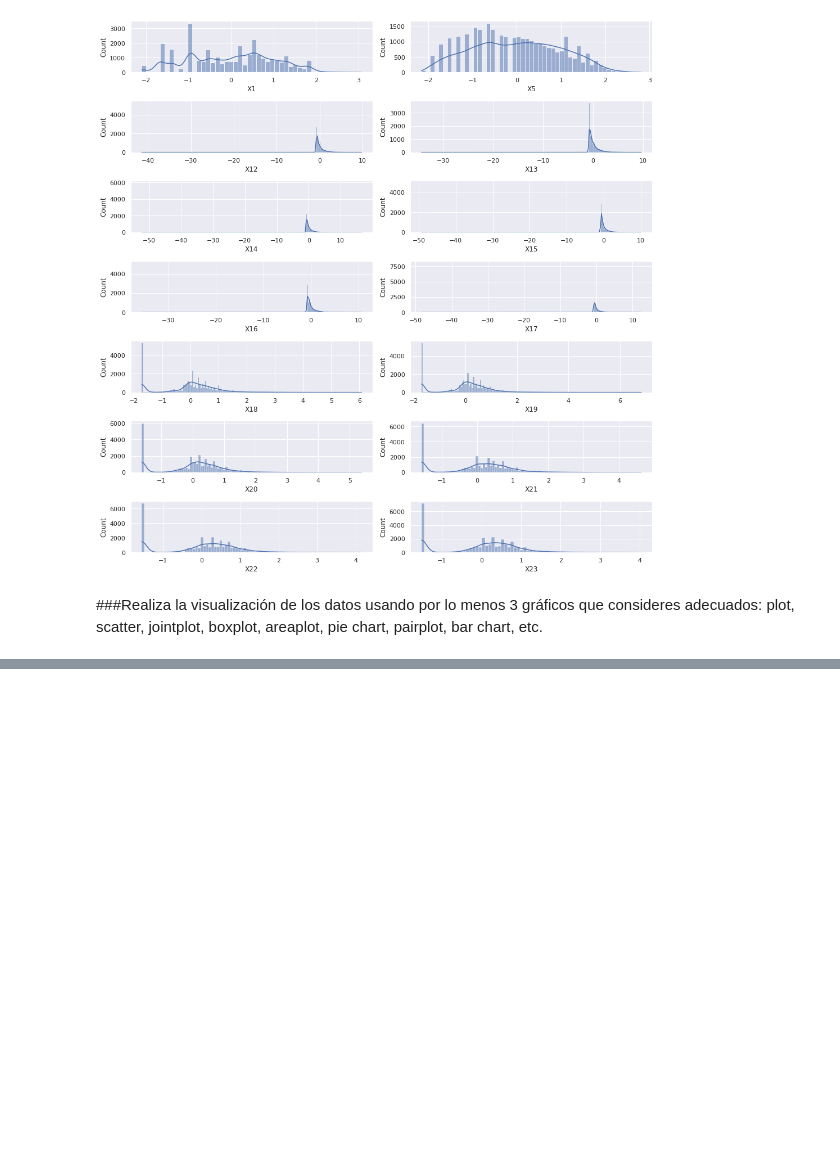
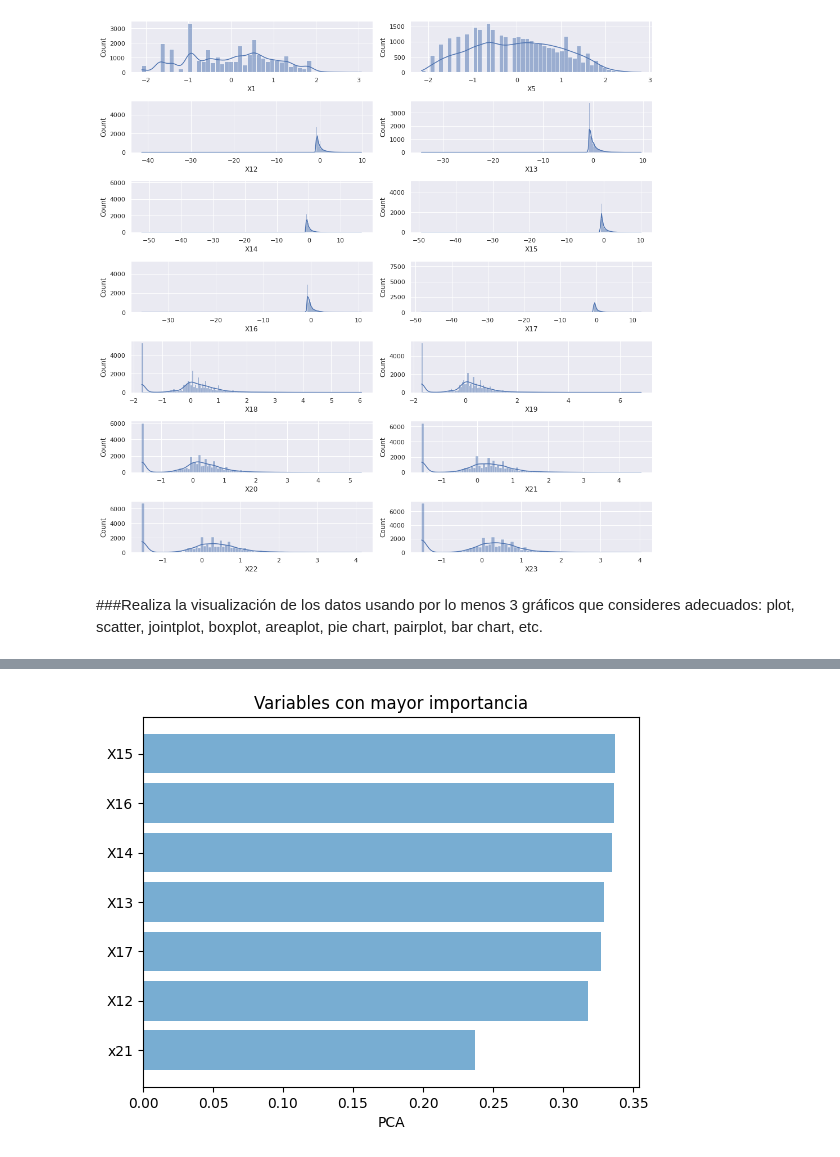
Before and after one commit to PosgradoMNA/actividades-de-aprendizaje-cardonasebastian, a Jupyter notebook: Visualizacion.ipynb, the cells around one changed output, grey strips where cells are left out. Drawn from its saved outputs; the diff is of its cells as text; code cells hidden in the pictures; blank space fills up the shorter version.

```diff
--- a/Visualizacion.ipynb
+++ b/Visualizacion.ipynb
@@ -369,0 +399,14 @@ plt.show()
+# %%
+objects = ('x21','X12','X17','X13','X14','X16','X15')
+y_pos = np.arange(len(objects))
+import_values = np.sort(pca.components_[0],axis = 0, kind = None, order = None)
+performance = import_values[7:]
+
+plt.barh(y_pos, performance, align='center', alpha=0.6)
+plt.yticks(y_pos, objects)
+plt.xlabel('PCA')
+plt.title('Variables con mayor importancia')
+
+plt.show()
+# %% [output]
+[figure, added]
```
Also changed, not shown: parts of 5 cells of this notebook.
